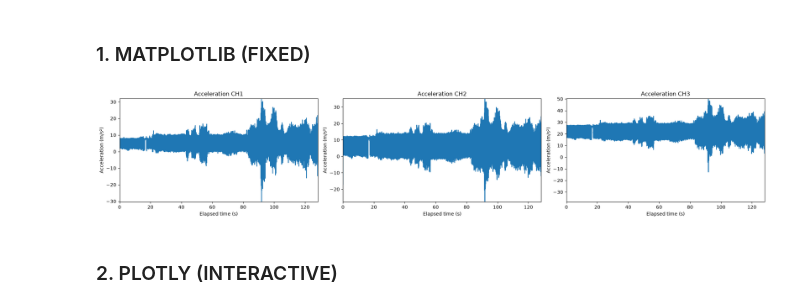
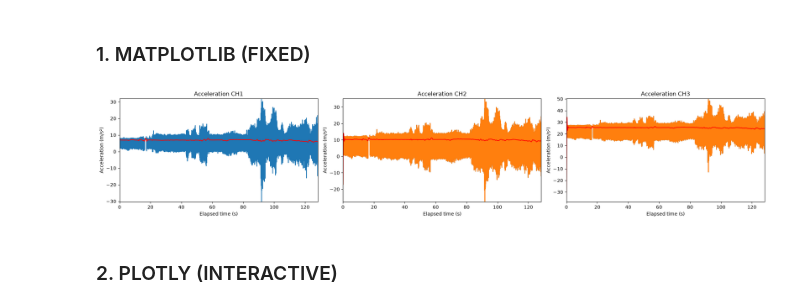
Before and after one commit to donguyenphu/Baja_SAE_Data_Analysis, a Jupyter notebook: Accelerometer.ipynb, the cells around one changed output. Saved outputs shown, nothing was run; the diff lists cells and outputs as text; code cells hidden in the pictures.

```diff
--- a/Accelerometer.ipynb
+++ b/Accelerometer.ipynb
@@ -105,6 +106,20 @@ Acceleration range of channel 5: [0.002303, 0.713455]
 ### 1. MATPLOTLIB (FIXED)
 # %%
 # filter corrupting data
+def lowpass_filter(data, cutoff_freq, fs, order = 4):
+    coefficient_decrease = 0.5 # fixed
+
+    nyquist = coefficient_decrease * fs
+
+    normal_cutoff= cutoff_freq / nyquist
+
+    b, a = butter(order, normal_cutoff, btype='low', analog=False)
+
+    # Apply the filter forward and backward using filtfilt to eliminate phase shift
+    filtered_data = filtfilt(b, a, data)
+
+    return filtered_data
+
 data_x = accelerometer_df['elapsed_s'].iloc[0:slicing_corrupted]
 data_y_1 = accelerometer_df['CH1_accel_x_ms2'].iloc[0:slicing_corrupted]
 data_y_2 = accelerometer_df['CH2_accel_x_ms2'].iloc[0:slicing_corrupted]
@@ -112,37 +127,45 @@ data_y_3 = accelerometer_df['CH3_accel_x_ms2'].iloc[0:slicing_corrupted]
 
 fig, ax = plt.subplots(1, 3, figsize=(20,4)) # 1 row 3 columns
 
-ax[0].plot(data_x, data_y_1)
 ax[0].set_title('Acceleration CH1')
 # call x, y axis
 ax[0].set_xlabel('Elapsed time (s)')
 ax[0].set_ylabel('Acceleration (m/s²)')
 # set limit for x,y axis
 ax[0].set_xlim(data_x.min(), data_x.max())
 ax[0].set_ylim(data_y_1.min(), data_y_1.max())
+data_y_1_filtered = lowpass_filter(data_y_1, 0.0005, 2, order = 4)
+ax[0].plot(data_x, data_y_1)
+ax[0].plot(data_x, data_y_1_filtered, color = "red")
 
 ax[1].plot(data_x, data_y_2)
 ax[1].set_title('Acceleration CH2')
 # call x, y axis
 ax[1].set_xlabel('Elapsed time (s)')
 ax[1].set_ylabel('Acceleration (m/s²)')
 # set limit for x,y axis
 ax[1].set_xlim(data_x.min(), data_x.max())
 ax[1].set_ylim(data_y_2.min(), data_y_2.max())
+data_y_2_filtered = lowpass_filter(data_y_2, 0.0005, 2, order = 4)
+ax[1].plot(data_x, data_y_2)
+ax[1].plot(data_x, data_y_2_filtered, color = "red")
 
 ax[2].plot(data_x, data_y_3)
 ax[2].set_title('Acceleration CH3')
 # call x, y axis
 ax[2].set_xlabel('Elapsed time (s)')
 ax[2].set_ylabel('Acceleration (m/s²)')
 # set limit for x,y axis
 ax[2].set_xlim(data_x.min(), data_x.max())
 ax[2].set_ylim(data_y_3.min(), data_y_3.max())
+data_y_3_filtered = lowpass_filter(data_y_3, 0.0005, 2, order = 4)
+ax[2].plot(data_x, data_y_3)
+ax[2].plot(data_x, data_y_3_filtered, color = "red")
 
 plt.tight_layout()
 plt.show() # hide memory and object
 # %% [output]
-[figure, old version]
+[figure, new version]
 # %% [markdown]
 ### 2. PLOTLY (INTERACTIVE)
 # %%
```
Also changed, not shown: parts of 8 cells of this notebook, 1 other file.
